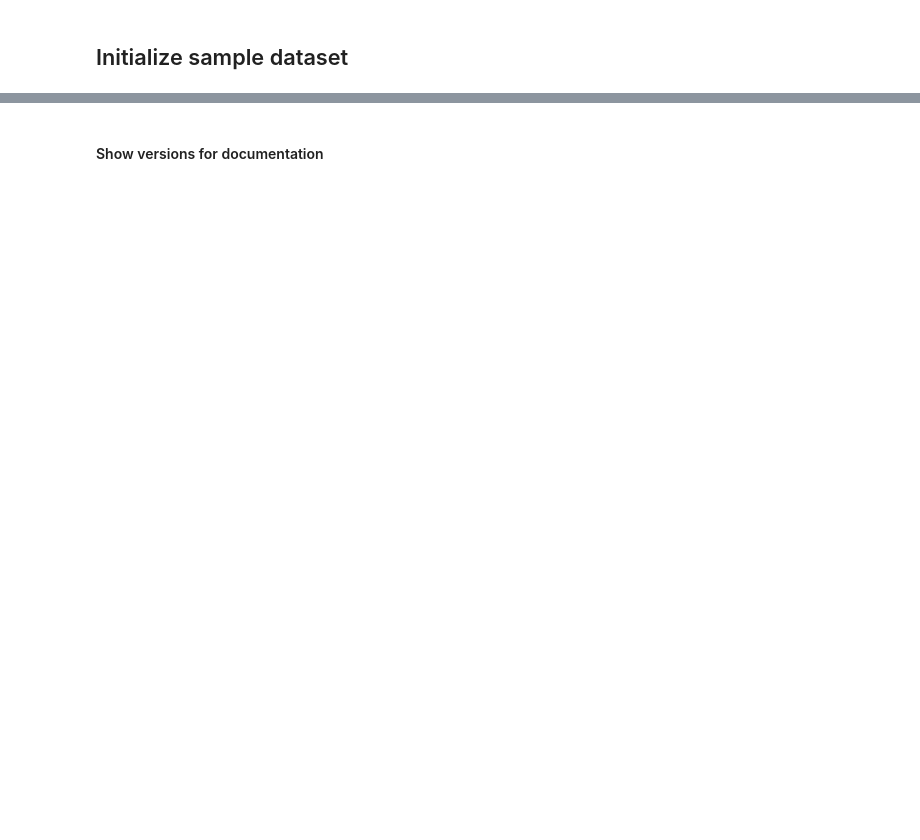
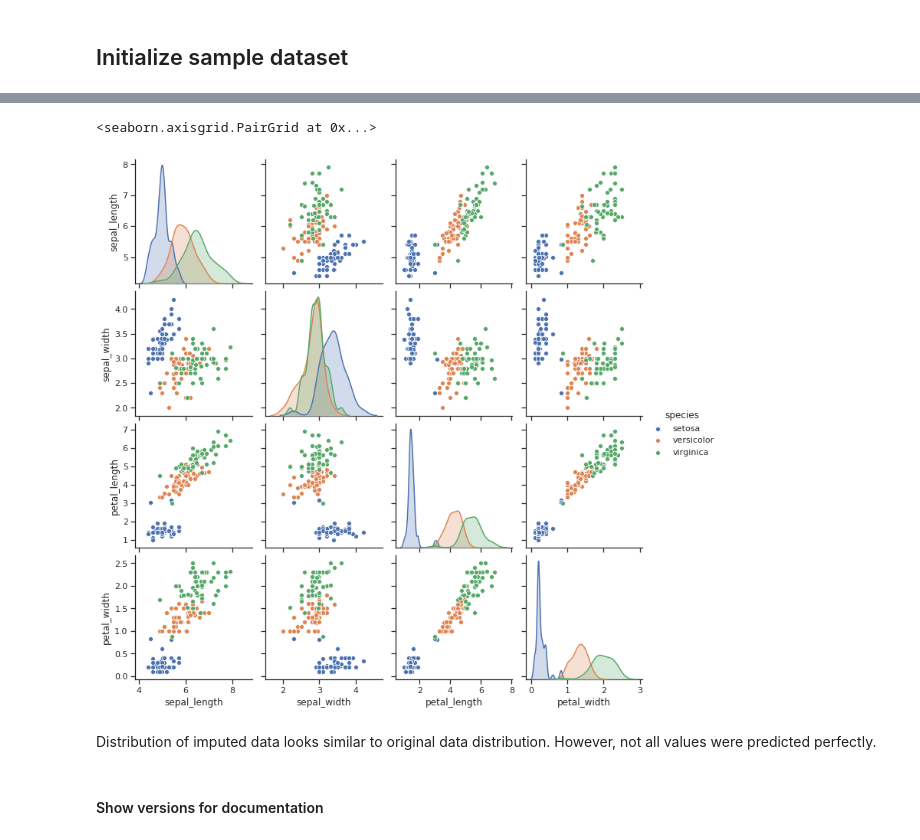
Before and after one commit to charlesbmi/python-examples, a Jupyter notebook: missing_data/mice.ipynb, the cells around one changed output, grey strips where cells are left out. Cells and saved outputs as stored; diff of their text form; code cells hidden in the pictures; blank space fills up the shorter version.

```diff
--- a/missing_data/mice.ipynb
+++ b/missing_data/mice.ipynb
@@ -11,7 +14,9 @@ import numpy as np
 sns.set(style='ticks')
 # %%
 # Parameters
-ratio_missing_data = 0.1
+ratio_missing_data = 0.2
+# Rule of thumb: one imputation per percent of incomplete data
+num_imputations = round(ratio_missing_data * 100)
 
 # Seed random state for reproducibility
 # Remove hard-coded seed value for true pseudo-randomness
@@ -50,0 +67,22 @@ print(missing_df.count())
+# %%
+# Run multivariate imputations multiple times
+# Accumulate results from each imputation
+pred_df_list = []
+for iter in range(num_imputations):
+    # Add some random-ness to each iteration of the imputer
+    random_state = rng.integers(np.iinfo(np.int32).max)
+    imp = IterativeImputer(sample_posterior=True,
+                           random_state=random_state)
+
+    # Predict the missing data
+    pred = imp.fit_transform(missing_df)
+    pred_df = pd.DataFrame(pred,
+                           columns=missing_df.columns,
+                           index=missing_df.index)
+    pred_df_list.append(pred_df)
+
+# Merge results into a single dataframe
+pred_all_df = pd.concat(pred_df_list,
+                        keys=range(len(pred_df_list)),
+                        names=['imputation'])
+pred_all_df
@@ -50,0 +107,3 @@ print(missing_df.count())
+# %%
+pred_mean_df = pred_all_df.mean(level='observation')
+pred_mean_df.head()
@@ -51,3 +118,12 @@ print(missing_df.count())
+# %%
+# Quick visualization of data, colored by species
+pred_mean_df['species'] = df.species
+sns.pairplot(pred_mean_df, hue='species')
+# %% [output]
+<seaborn.axisgrid.PairGrid at 0x...>
+[figure, added]
+# %% [markdown]
+Distribution of imputed data looks similar to original data distribution. However, not all values were predicted perfectly.
 # %% [markdown]
 #### Show versions for documentation
 # %%
```
Also changed, not shown: parts of 11 cells of this notebook.
